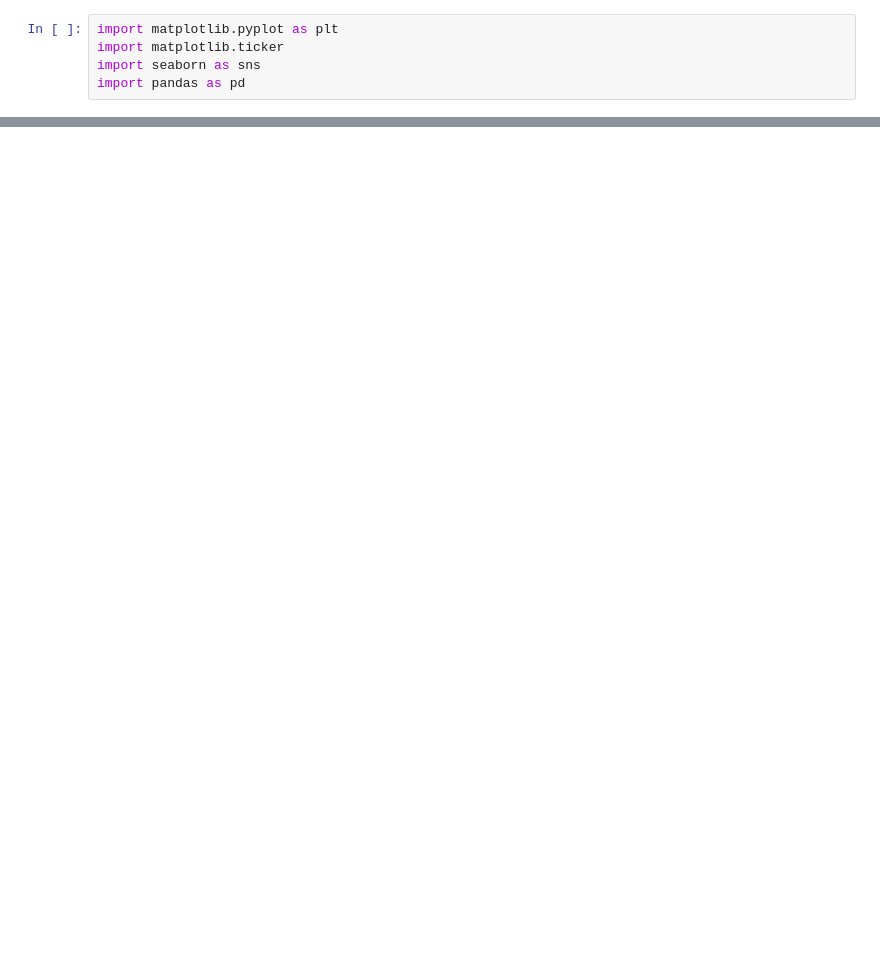
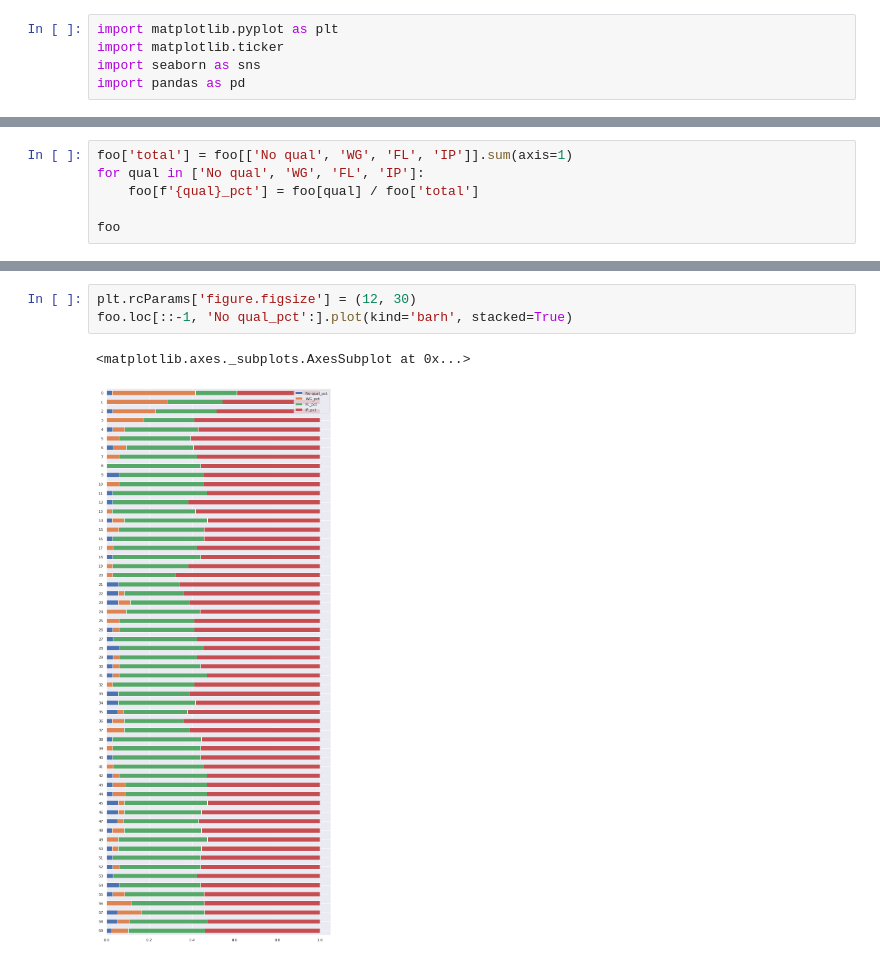
Before and after one commit to ialara/actf, a Jupyter notebook: absorption_e2e_prototype.ipynb, the cells around one changed output, grey strips where cells are left out. Drawn from its saved outputs; the diff is of its cells as text; blank space fills up the shorter version.

```diff
--- a/absorption_e2e_prototype.ipynb
+++ b/absorption_e2e_prototype.ipynb
@@ -609,0 +685,6 @@ Text(0.5, 1.0, 'Unit manning by qualifications')
+# %%
+foo['total'] = foo[['No qual', 'WG', 'FL', 'IP']].sum(axis=1)
+for qual in ['No qual', 'WG', 'FL', 'IP']:
+    foo[f'{qual}_pct'] = foo[qual] / foo['total']
+
+foo
@@ -609,0 +709,6 @@ Text(0.5, 1.0, 'Unit manning by qualifications')
+# %%
+plt.rcParams['figure.figsize'] = (12, 30)
+foo.loc[::-1, 'No qual_pct':].plot(kind='barh', stacked=True)
+# %% [output]
+<matplotlib.axes._subplots.AxesSubplot at 0x...>
+[figure, added]
```
Also changed, not shown: parts of 20 cells of this notebook.
